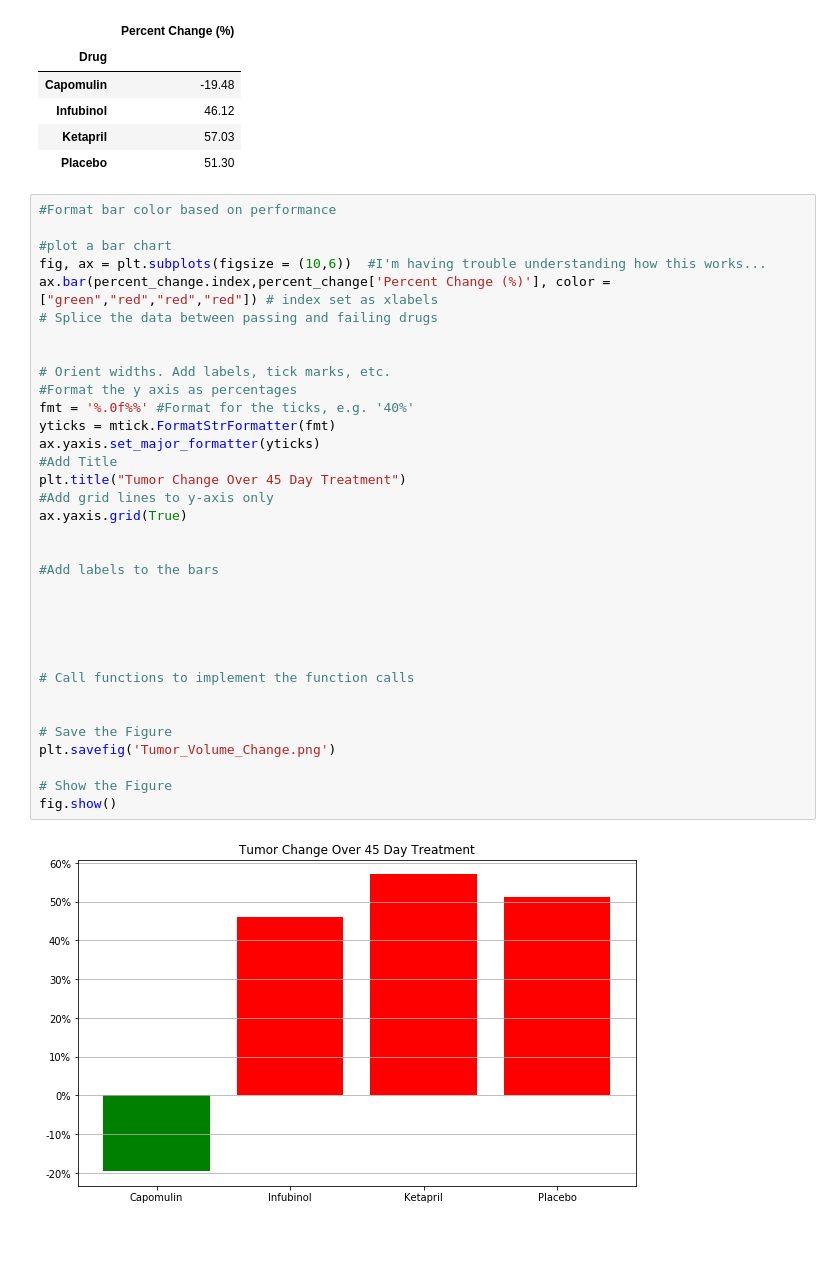
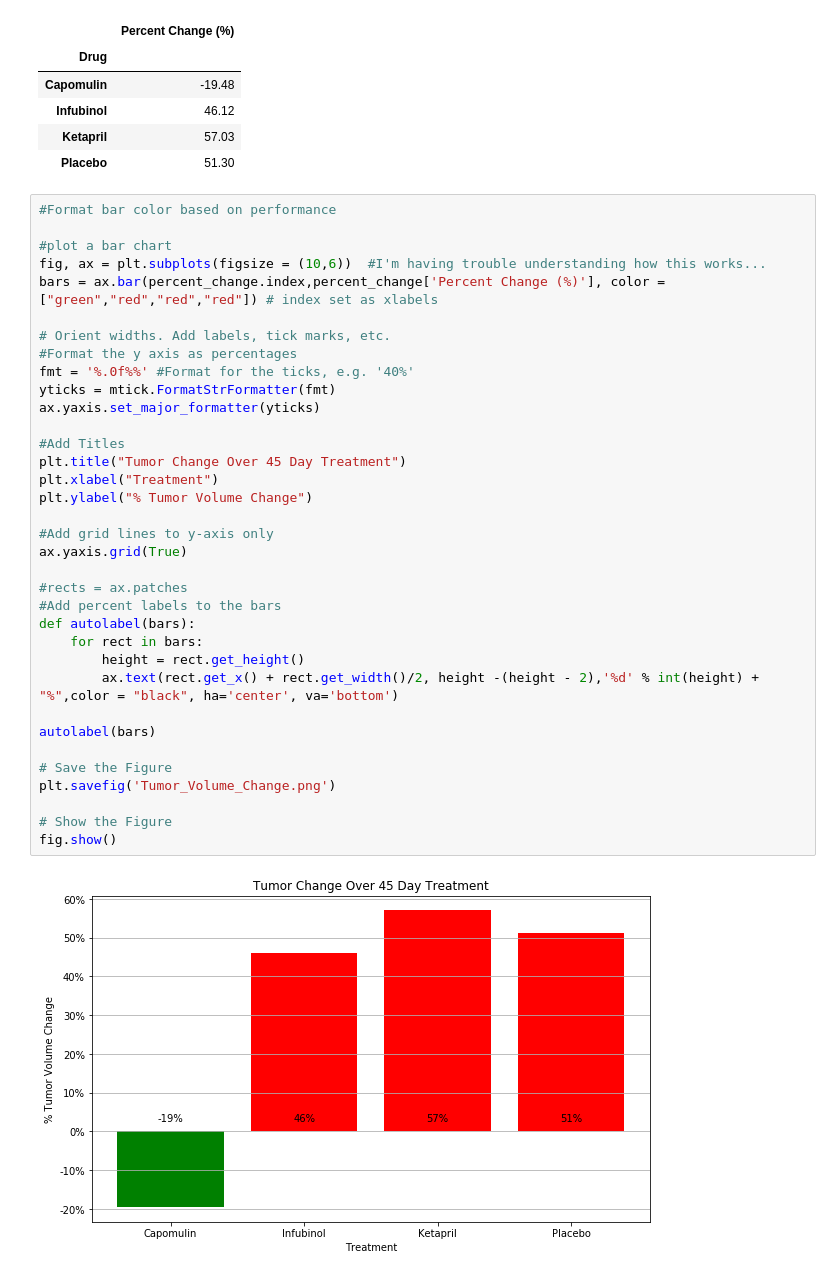
Before and after one commit to madengr00/Pymaceuticals, a Jupyter notebook: pymaceuticals_starter_MyCopy.ipynb, the cells around one changed output. Drawn from its saved outputs; the diff is of its cells as text; blank space fills up the shorter version.

```diff
--- a/pymaceuticals_starter_MyCopy.ipynb
+++ b/pymaceuticals_starter_MyCopy.ipynb
@@ -307,36 +307,37 @@ percent_change.head(10)
 # %%
 #Format bar color based on performance
 
 #plot a bar chart
 fig, ax = plt.subplots(figsize = (10,6))  #I'm having trouble understanding how this works...
-ax.bar(percent_change.index,percent_change['Percent Change (%)'], color = ["green","red","red","red"]) # index set as xlabels
-# Splice the data between passing and failing drugs
-
+bars = ax.bar(percent_change.index,percent_change['Percent Change (%)'], color = ["green","red","red","red"]) # index set as xlabels
 
 # Orient widths. Add labels, tick marks, etc.
 #Format the y axis as percentages
 fmt = '%.0f%%' #Format for the ticks, e.g. '40%'
 yticks = mtick.FormatStrFormatter(fmt)
 ax.yaxis.set_major_formatter(yticks)
-#Add Title
+
+#Add Titles
 plt.title("Tumor Change Over 45 Day Treatment")
+plt.xlabel("Treatment")
+plt.ylabel("% Tumor Volume Change")
+
 #Add grid lines to y-axis only
 ax.yaxis.grid(True)
 
+#rects = ax.patches
+#Add percent labels to the bars
+def autolabel(bars):
+    for rect in bars:
+        height = rect.get_height()
+        ax.text(rect.get_x() + rect.get_width()/2, height -(height - 2),'%d' % int(height) + "%",color = "black", ha='center', va='bottom')
 
-#Add labels to the bars
-
-
-
-
-
-# Call functions to implement the function calls
-
+autolabel(bars)
 
 # Save the Figure
 plt.savefig('Tumor_Volume_Change.png')
 
 # Show the Figure
 fig.show()
 # %% [output]
-[figure, old version]
+[figure, new version]
```
Also changed, not shown: 1 other file.
